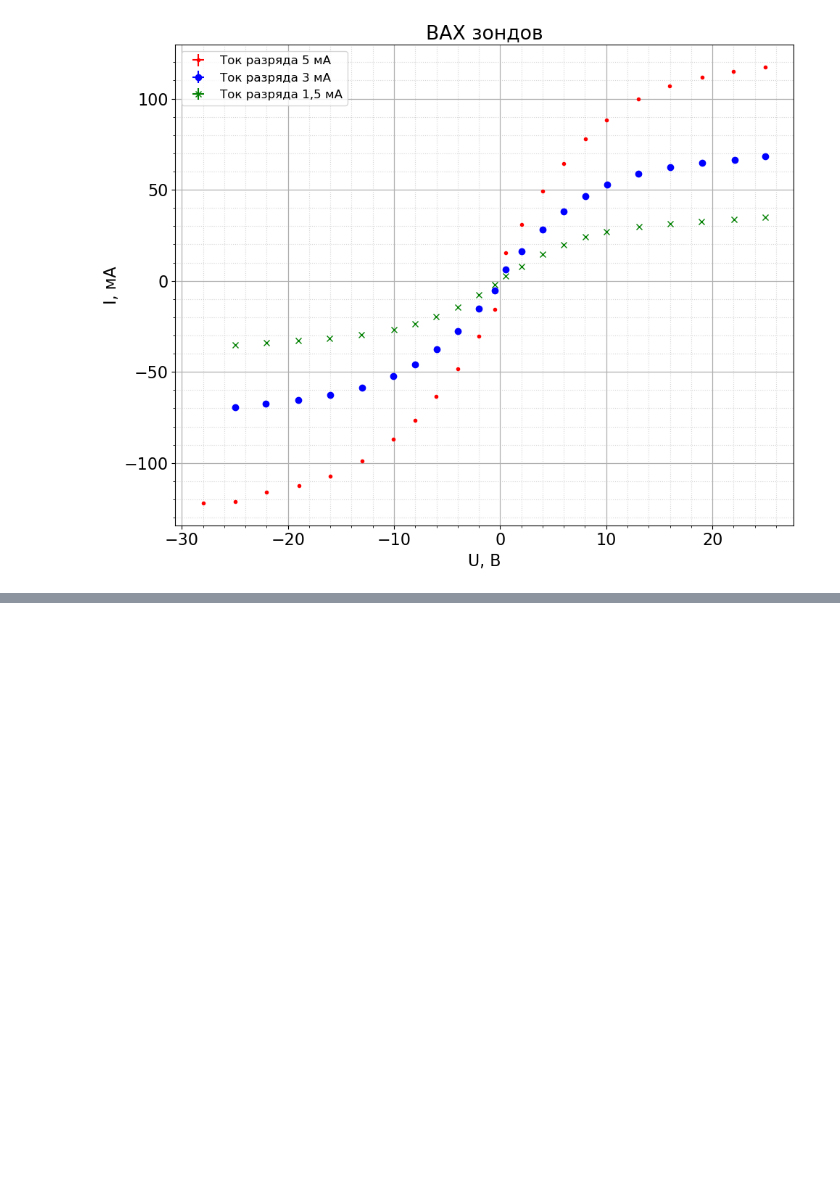
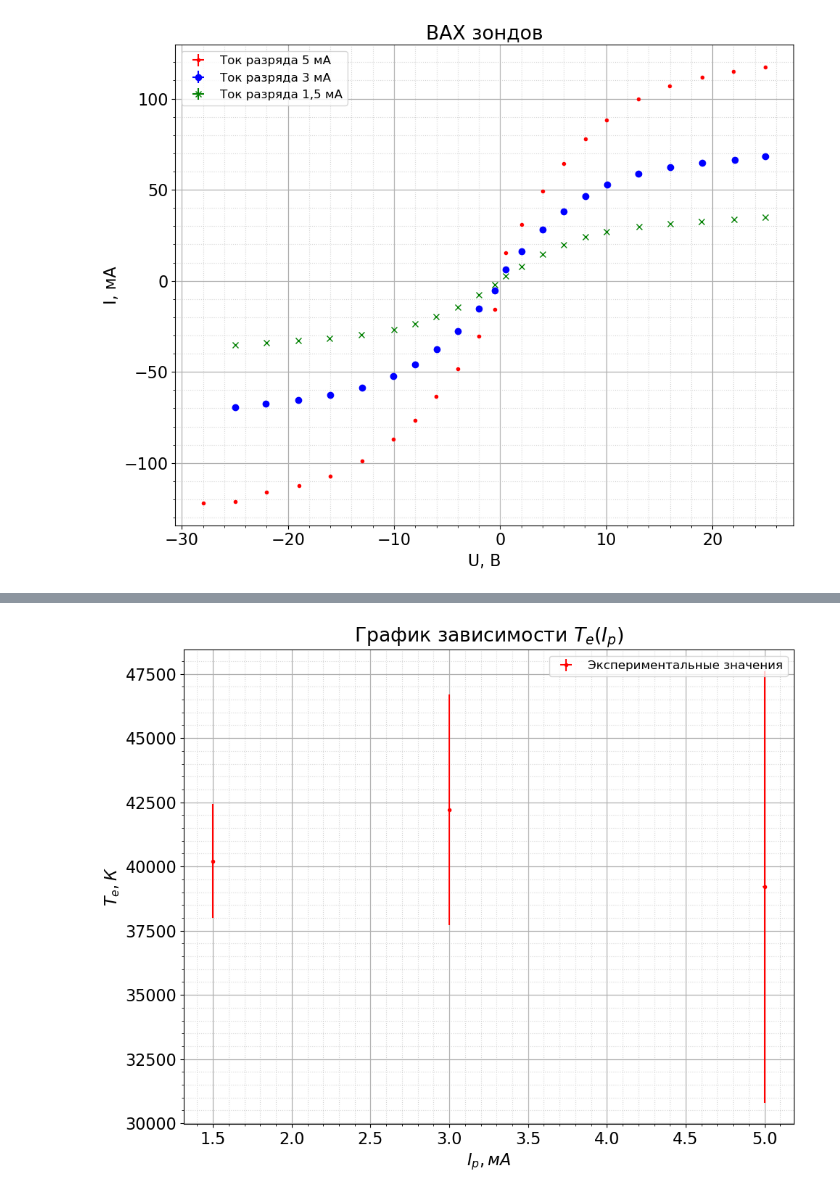
Before and after one commit to victorbaldin56/MIPT_PhysLabs, a Jupyter notebook: 3.5.1/calcs.ipynb, the cells around one changed output, grey strips where cells are left out. Saved outputs shown, nothing was run; the diff lists cells and outputs as text; code cells hidden in the pictures; blank space fills up the shorter version.

```diff
--- a/3.5.1/calcs.ipynb
+++ b/3.5.1/calcs.ipynb
@@ -241,0 +362,4 @@ plt.show()
+# %%
+make_plot_no_mnk("img/T_e_I_p", "График зависимости $T_e(I_p)$", "$I_p, мА$", "$T_e, К$", [5, 3, 1.5], [i[0] for i in T_e], [0.01] * 3, [i[1] for i in T_e])
+# %% [output]
+[figure, added]
```
Also changed, not shown: parts of 10 cells of this notebook, 10 other files.
